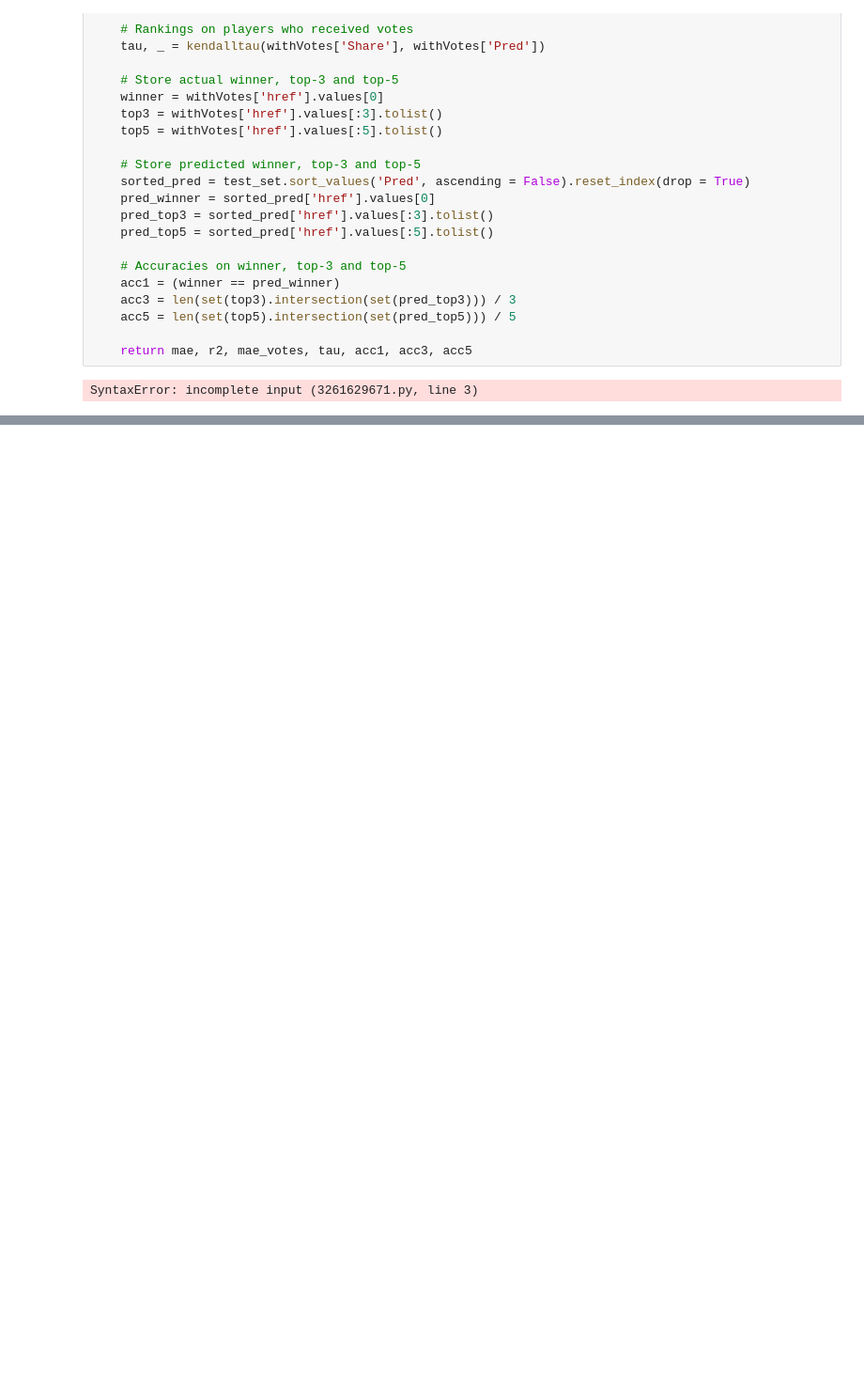
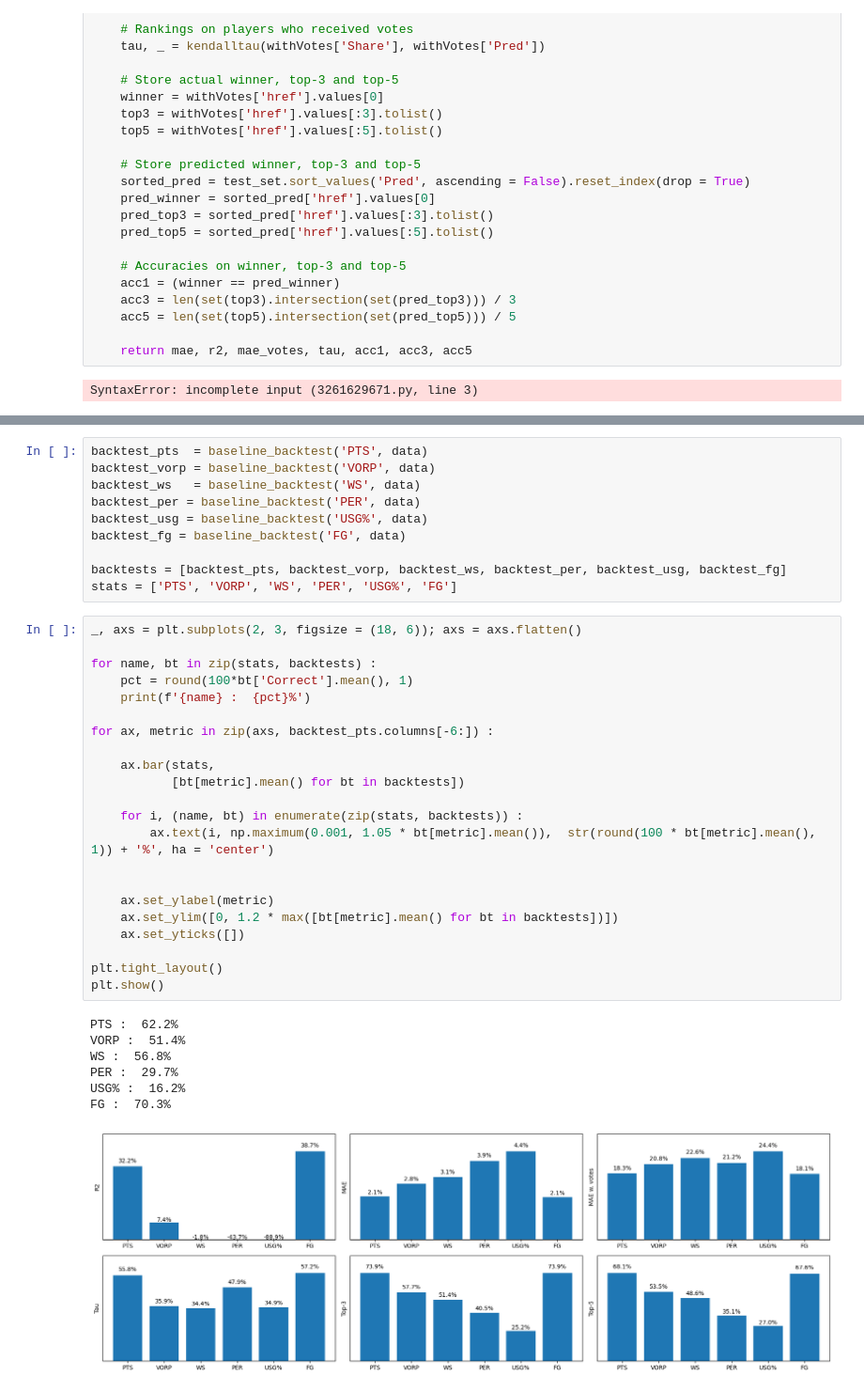
Before and after one commit to martinbog19/nba-awards, a Jupyter notebook: exploration.ipynb, the cells around one changed output, grey strips where cells are left out. Shown at 94% size. Cells and saved outputs as stored; diff of their text form; blank space fills up the shorter version.

```diff
--- a/exploration.ipynb
+++ b/exploration.ipynb
@@ -169,0 +306,40 @@ SyntaxError: incomplete input (3261629671.py, line 3)
+# %%
+backtest_pts  = baseline_backtest('PTS', data)
+backtest_vorp = baseline_backtest('VORP', data)
+backtest_ws   = baseline_backtest('WS', data)
+backtest_per = baseline_backtest('PER', data)
+backtest_usg = baseline_backtest('USG%', data)
+backtest_fg = baseline_backtest('FG', data)
+
+backtests = [backtest_pts, backtest_vorp, backtest_ws, backtest_per, backtest_usg, backtest_fg]
+stats = ['PTS', 'VORP', 'WS', 'PER', 'USG%', 'FG']
+# %%
+_, axs = plt.subplots(2, 3, figsize = (18, 6)); axs = axs.flatten()
+
+for name, bt in zip(stats, backtests) :
+    pct = round(100*bt['Correct'].mean(), 1)
+    print(f'{name} :  {pct}%')
+
+for ax, metric in zip(axs, backtest_pts.columns[-6:]) :
+
+    ax.bar(stats,
+           [bt[metric].mean() for bt in backtests])
+
+    for i, (name, bt) in enumerate(zip(stats, backtests)) :
+        ax.text(i, np.maximum(0.001, 1.05 * bt[metric].mean()),  str(round(100 * bt[metric].mean(), 1)) + '%', ha = 'center')
+
+
+    ax.set_ylabel(metric)
+    ax.set_ylim([0, 1.2 * max([bt[metric].mean() for bt in backtests])])
+    ax.set_yticks([])
+
+plt.tight_layout()
+plt.show()
+# %% [output]
+PTS :  62.2%
+VORP :  51.4%
+WS :  56.8%
+PER :  29.7%
+USG% :  16.2%
+FG :  70.3%
+[figure, added]
```
Also changed, not shown: parts of 7 cells of this notebook, 2 other files.
